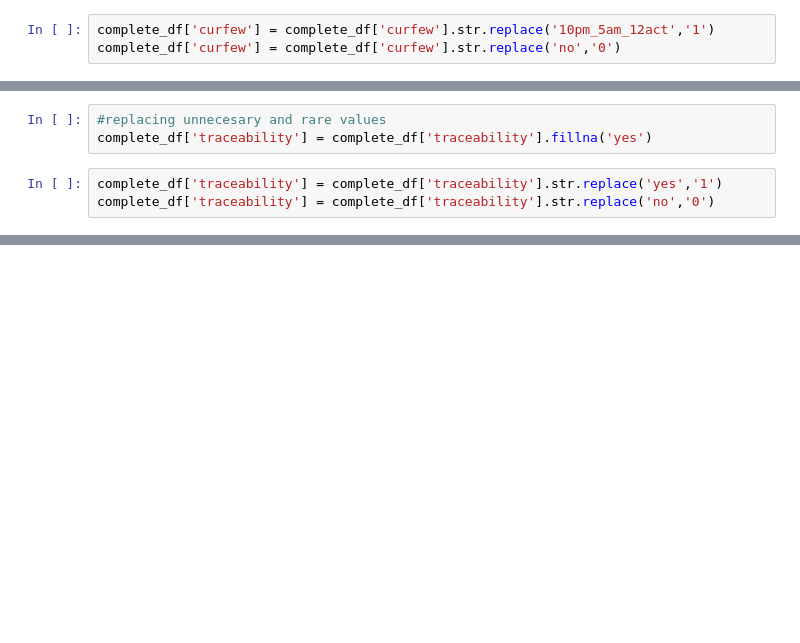
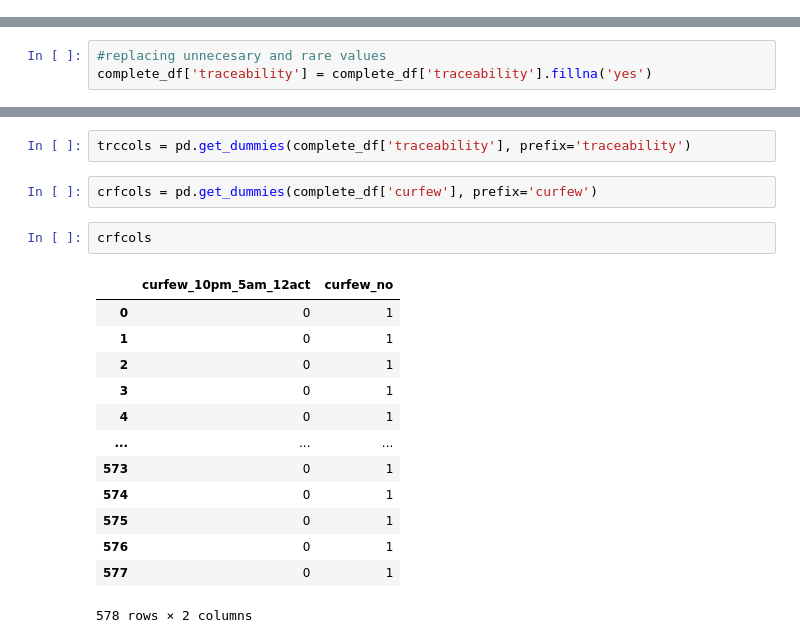
Before and after one commit to nadjalc/COVID19MobilityAnalysis, a Jupyter notebook: covid data analysis/feature_engineering.ipynb, the cells around one changed output, grey strips where cells are left out. Saved outputs shown, nothing was run; the diff lists cells and outputs as text; blank space fills up the shorter version.

```diff
--- a/covid data analysis/feature_engineering.ipynb
+++ b/covid data analysis/feature_engineering.ipynb
@@ -367,6 +362,3 @@ Name: curfew, dtype: int64
-# %%
-complete_df['curfew'] = complete_df['curfew'].str.replace('10pm_5am_12act','1')
-complete_df['curfew'] = complete_df['curfew'].str.replace('no','0')
 # %%
 complete_df
 # %% [output]
@@ -394,6 +388,3 @@ Name: traceability, dtype: int64
 # %%
 #replacing unnecesary and rare values
 complete_df['traceability'] = complete_df['traceability'].fillna('yes')
-# %%
-complete_df['traceability'] = complete_df['traceability'].str.replace('yes','1')
-complete_df['traceability'] = complete_df['traceability'].str.replace('no','0')
@@ -399,0 +398,20 @@ complete_df['traceability'] = complete_df['traceability'].str.replace('no','0')
+# %%
+trccols = pd.get_dummies(complete_df['traceability'], prefix='traceability')
+# %%
+crfcols = pd.get_dummies(complete_df['curfew'], prefix='curfew')
+# %%
+crfcols
+# %% [output]
+|  | curfew_10pm_5am_12act | curfew_no |
+| 0 | 0 | 1 |
+| 1 | 0 | 1 |
+| 2 | 0 | 1 |
+| 3 | 0 | 1 |
+| 4 | 0 | 1 |
+| ... | ... | ... |
+| 573 | 0 | 1 |
+| 574 | 0 | 1 |
+| 575 | 0 | 1 |
+| 576 | 0 | 1 |
+| 577 | 0 | 1 |
+578 rows × 2 columns
```
Also changed, not shown: parts of 9 cells of this notebook, 1 other file.
